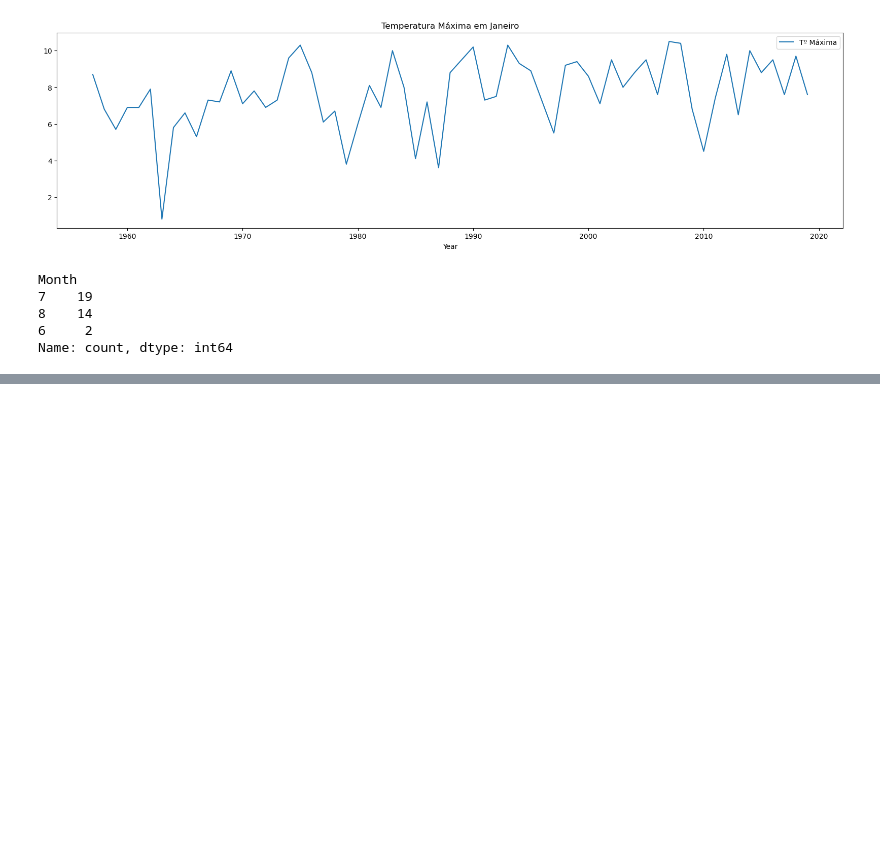
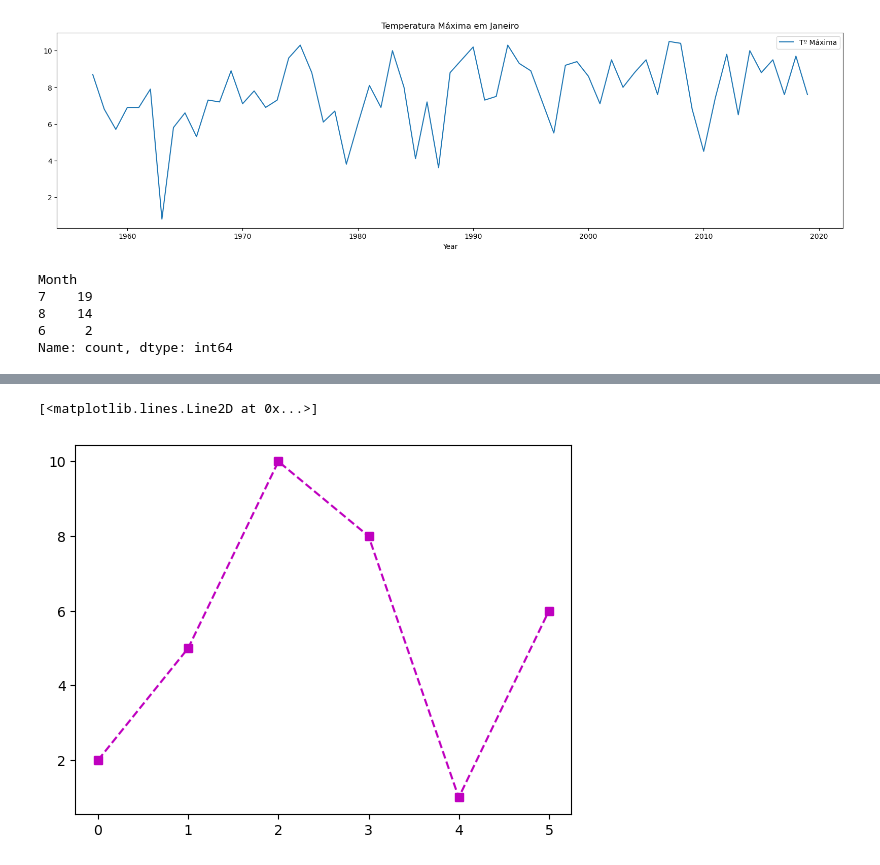
Before and after one commit to vbs-matheus/PosGraduacao-EngDados, a Jupyter notebook: 03_Python_para_Engenharia_de_Dados/aulas_praticas/unidade_02.ipynb, the cells around one changed output, grey strips where cells are left out. Cells and saved outputs as stored; diff of their text form; code cells hidden in the pictures; blank space fills up the shorter version.

```diff
--- a/03_Python_para_Engenharia_de_Dados/aulas_praticas/unidade_02.ipynb
+++ b/03_Python_para_Engenharia_de_Dados/aulas_praticas/unidade_02.ipynb
@@ -619,0 +640,7 @@ Name: count, dtype: int64
+# %%
+# Exemplo de gráfico formatado:
+
+plt.plot(lista_simples, 'm--s') #formatação: cor magenta, linha tracejada, marcador quadrado
+# %% [output]
+[<matplotlib.lines.Line2D at 0x...>]
+[figure, added]
```
Also changed, not shown: parts of 22 cells of this notebook, 5 other files.
